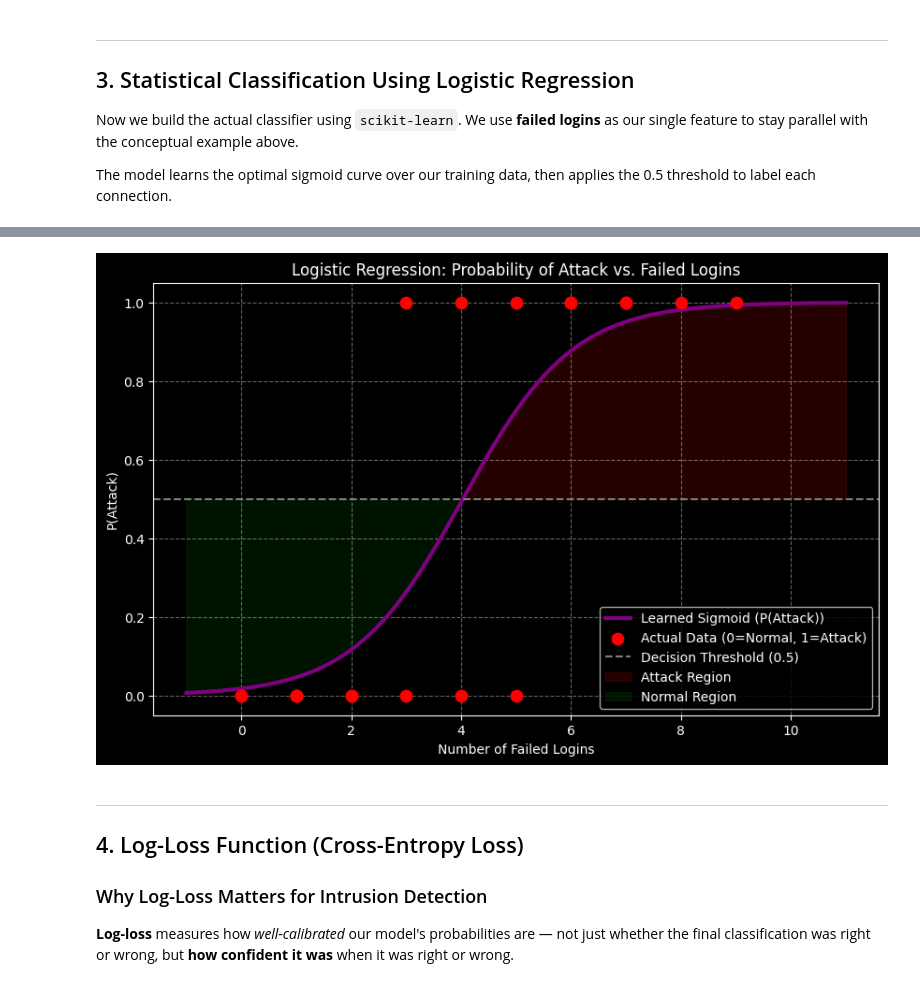
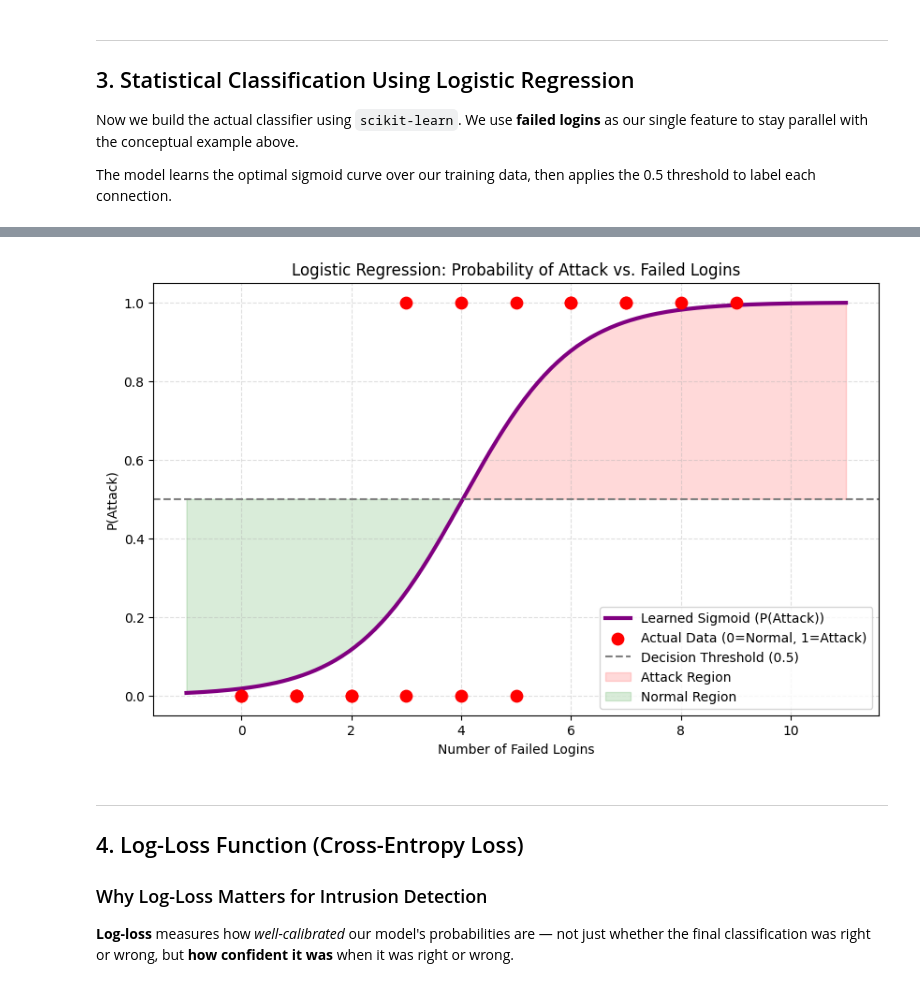
Before and after one commit to chooksemmanuel/Group3_LogisticRegression_NetworkIntrusion, a Jupyter notebook: LogisticRegressionClassifier_Workshop_Intrusion.ipynb, the cells around one changed output, grey strips where cells are left out. Cells and saved outputs as stored; diff of their text form; code cells hidden in the pictures.

```diff
--- a/LogisticRegressionClassifier_Workshop_Intrusion.ipynb
+++ b/LogisticRegressionClassifier_Workshop_Intrusion.ipynb
@@ -160,9 +96,9 @@ In network security, we're asking: *"Given what we observe about a connection, w
 - **Classes**: `Normal (0)` and `Attack (1)`.
 - **Decision Boundary**: The line (or surface) the model learns that separates normal traffic from attack traffic.
 # %%
-from sklearn.datasets import make_blobs
+from sklearn.linear_model import LogisticRegression
+import numpy as np
 import matplotlib.pyplot as plt
-import numpy as np
 
 # Simulate 2-feature network traffic data:
 # Cluster 0 = Normal traffic (low failed logins, short duration)
@@ -173,22 +109,30 @@ X, y = make_blobs(n_samples=120,
                   random_state=42,
                   cluster_std=1.5)
 
-# Manually draw a decision boundary for illustration
-x_decision = np.linspace(-2, 12, 100)
-y_decision = 0.9 * x_decision + 1
+# Train a logistic regression model
+log_reg = LogisticRegression()
+log_reg.fit(X, y)
 
+# Generate decision boundary
+x_min, x_max = X[:, 0].min() - 1, X[:, 0].max() + 1
+y_min, y_max = X[:, 1].min() - 1, X[:, 1].max() + 1
+xx, yy = np.meshgrid(np.arange(x_min, x_max, 0.1),
+                     np.arange(y_min, y_max, 0.1))
+Z = log_reg.predict(np.c_[xx.ravel(), yy.ravel()])
+Z = Z.reshape(xx.shape)
+
+# Change the plot style to default (white background)
+plt.style.use('default')
+
+# Plot the decision boundary
 plt.figure(figsize=(10, 6))
-scatter = plt.scatter(X[:, 0], X[:, 1], c=y, cmap='viridis', edgecolor='k', s=100)
-plt.plot(x_decision, y_decision, color='red', linestyle='--', linewidth=3, label='Decision Boundary')
+plt.contourf(xx, yy, Z, alpha=0.8, cmap='viridis')
+scatter = plt.scatter(X[:, 0], X[:, 1], c=y, edgecolor='k', s=100, cmap='viridis')
 plt.xlabel('Failed Login Attempts')
 plt.ylabel('Connection Duration (seconds)')
 plt.title('Decision Boundary: Normal Traffic vs. Attack Traffic')
 plt.legend(handles=scatter.legend_elements()[0], labels=['Normal (0)', 'Attack (1)'])
 plt.xlim(X[:, 0].min() - 1, X[:, 0].max() + 1)
 plt.ylim(X[:, 1].min() - 1, X[:, 1].max() + 1)
-plt.legend()
 plt.show()
-
-print("Any new connection falling above/right of the red line → predicted Attack.")
-print("Any new connection falling below/left of the red line → predicted Normal.")
 # %% [output]
@@ -258,24 +200,26 @@ Model Accuracy: 84.2%
 # %%
 # Visualise the learned sigmoid curve over our data
 x_range = np.linspace(-1, 11, 200).reshape(-1, 1)
 p_range = log_reg.predict_proba(x_range)[:, 1]
 
+# Change the plot style to default (white background)
+plt.style.use('default')
 plt.figure(figsize=(10, 6))
 plt.plot(x_range, p_range, color='purple', linewidth=3, label='Learned Sigmoid (P(Attack))')
 plt.scatter(failed_logins, is_attack, color='red', zorder=20, s=80, label='Actual Data (0=Normal, 1=Attack)')
 plt.axhline(y=0.5, color='grey', linestyle='--', label='Decision Threshold (0.5)')
 plt.fill_between(x_range.flatten(), 0.5, p_range, where=(p_range >= 0.5),
                  alpha=0.15, color='red', label='Attack Region')
 plt.fill_between(x_range.flatten(), p_range, 0.5, where=(p_range < 0.5),
                  alpha=0.15, color='green', label='Normal Region')
 plt.xlabel('Number of Failed Logins')
 plt.ylabel('P(Attack)')
 plt.title('Logistic Regression: Probability of Attack vs. Failed Logins')
 plt.legend()
 plt.grid(True, linestyle='--', alpha=0.4)
 plt.show()
 # %% [output]
-[figure, old version]
+[figure, new version]
 # %% [markdown]
 ---
 ## 4. Log-Loss Function (Cross-Entropy Loss)
```
Also changed, not shown: parts of 12 cells of this notebook, 2 other files.
